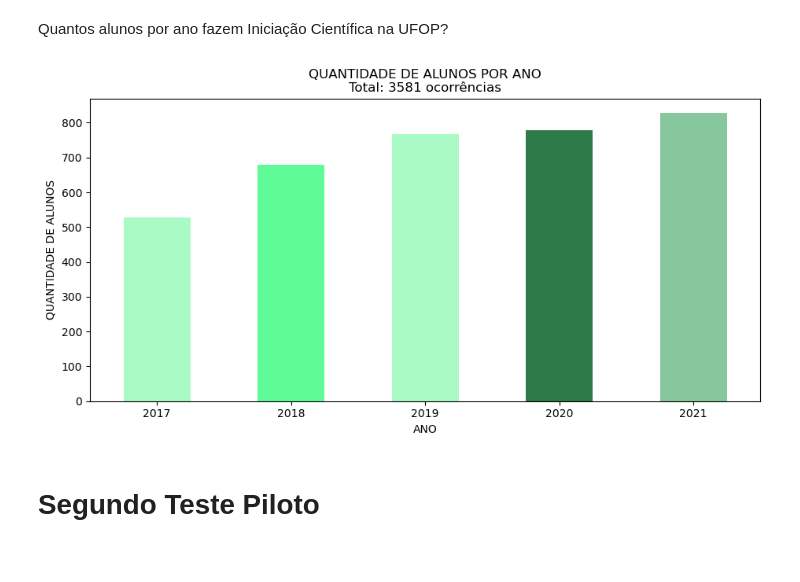
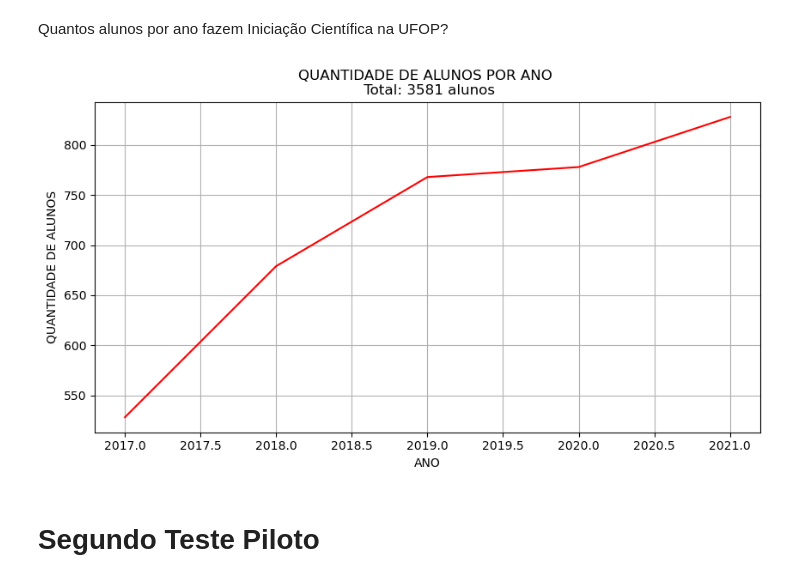
Before and after one commit to riguedes/IC_UFOP, a Jupyter notebook: teste.ipynb, the cells around one changed output. Drawn from its saved outputs; the diff is of its cells as text; code cells hidden in the pictures.

```diff
--- a/teste.ipynb
+++ b/teste.ipynb
@@ -234,15 +235,15 @@ Observação: o conjunto de dados apresenta a quantidade de cursos que o aluno s
 # %% [markdown]
 Quantos alunos por ano fazem Iniciação Científica na UFOP?
 # %%
-barras =  df.groupby('Ano')['Contagem'].sum().plot(kind='bar', color=random.choice(colors), figsize=(11,5))
+plotagem = df.copy()
+plotagem.groupby('Ano')['Contagem'].sum().plot(color='red', figsize=(10,5), grid=True)
 
+plt.title('QUANTIDADE DE ALUNOS POR ANO \n Total: ' + str(df['Contagem'].sum()) + ' alunos')
 plt.xlabel('ANO')
 plt.ylabel('QUANTIDADE DE ALUNOS')
-plt.title('QUANTIDADE DE ALUNOS POR ANO\nTotal: ' + str(df['Contagem'].sum()) + ' ocorrências')
-plt.xticks(rotation=0)
 plt.show()
 # %% [output]
-[figure, old version]
+[figure, new version]
 # %% [markdown]
 # Segundo Teste Piloto
 # %% [markdown]
```
Also changed, not shown: parts of 17 cells of this notebook.
